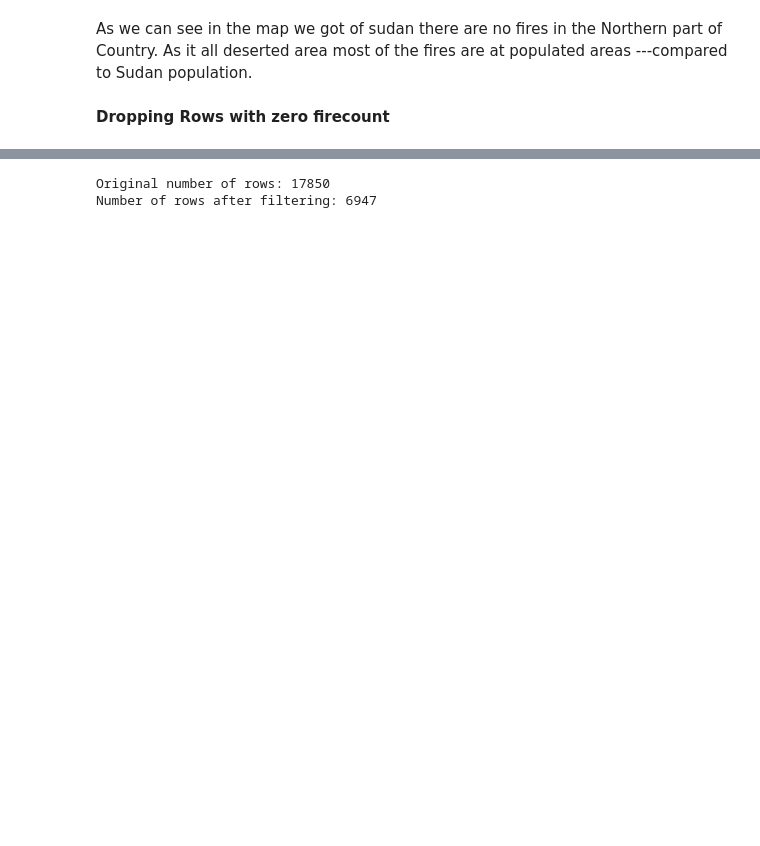
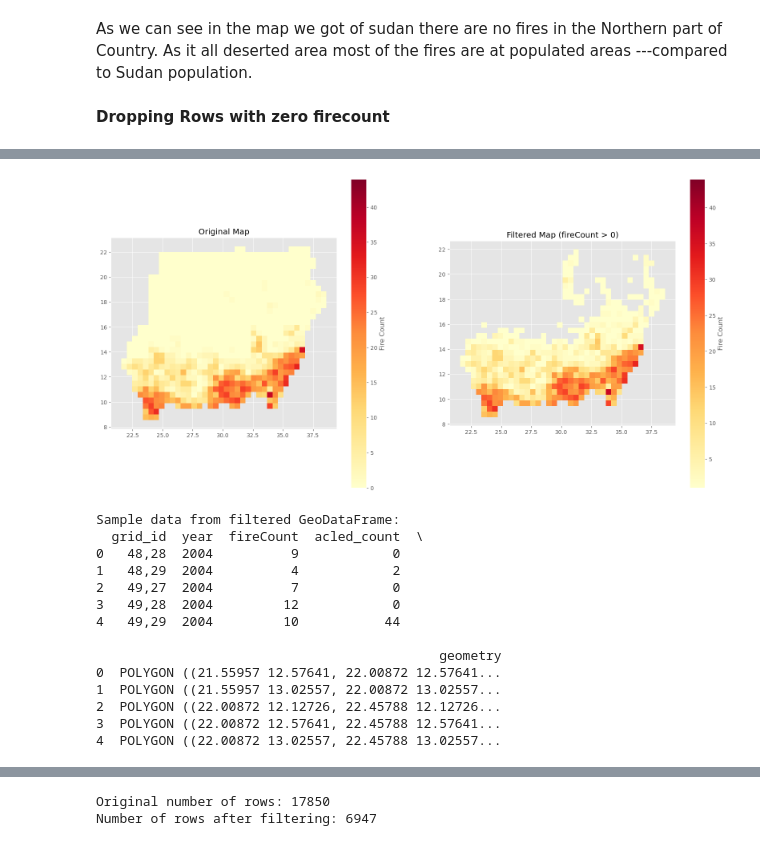
Before and after one commit to sameera006/Final_Dissertation, a Jupyter notebook: Mergeddata_Copy.ipynb, the cells around one changed output, grey strips where cells are left out. Saved outputs shown, nothing was run; the diff lists cells and outputs as text; code cells hidden in the pictures; blank space fills up the shorter version.

```diff
--- a/Mergeddata_Copy.ipynb
+++ b/Mergeddata_Copy.ipynb
@@ -272,0 +448,31 @@ As we can see in the map we got of sudan there are no fires in the Northern part
+# %%
+# Plot the original and filtered maps to visually confirm the geometries are preserved
+fig, (ax1, ax2) = plt.subplots(1, 2, figsize=(20, 10))
+
+gdf_new.plot(ax=ax1, column='fireCount', legend=True, cmap='YlOrRd', legend_kwds={'label': 'Fire Count'})
+ax1.set_title('Original Map')
+
+gdf_filter1.plot(ax=ax2, column='fireCount', legend=True, cmap='YlOrRd', legend_kwds={'label': 'Fire Count'})
+ax2.set_title('Filtered Map (fireCount > 0)')
+
+plt.show()
+
+# Print some sample data to confirm we have all necessary information
+print("\nSample data from filtered GeoDataFrame:")
+print(gdf_filter1.head())
+# %% [output]
+[figure, added]
+Sample data from filtered GeoDataFrame:
+  grid_id  year  fireCount  acled_count  \
+0   48,28  2004          9            0
+1   48,29  2004          4            2
+2   49,27  2004          7            0
+3   49,28  2004         12            0
+4   49,29  2004         10           44
+
+                                            geometry
+0  POLYGON ((21.55957 12.57641, 22.00872 12.57641...
+1  POLYGON ((21.55957 13.02557, 22.00872 13.02557...
+2  POLYGON ((22.00872 12.12726, 22.45788 12.12726...
+3  POLYGON ((22.00872 12.57641, 22.45788 12.57641...
+4  POLYGON ((22.00872 13.02557, 22.45788 13.02557...
```
Also changed, not shown: parts of 73 cells of this notebook, 11 other files.
